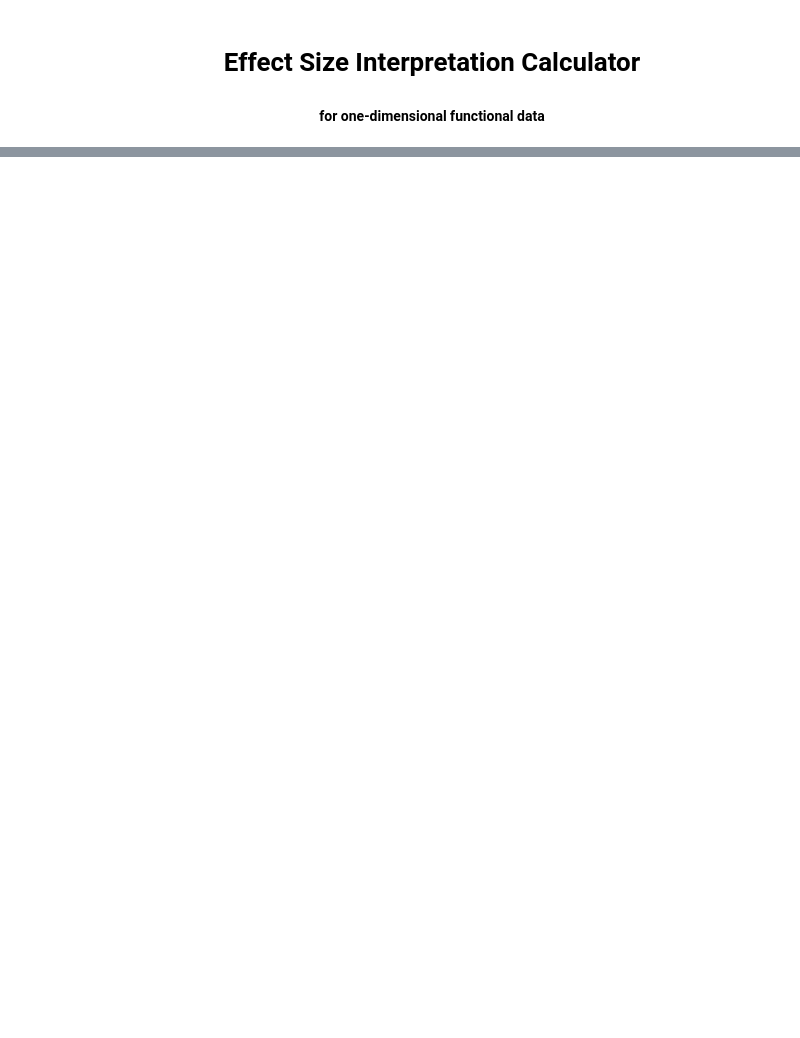
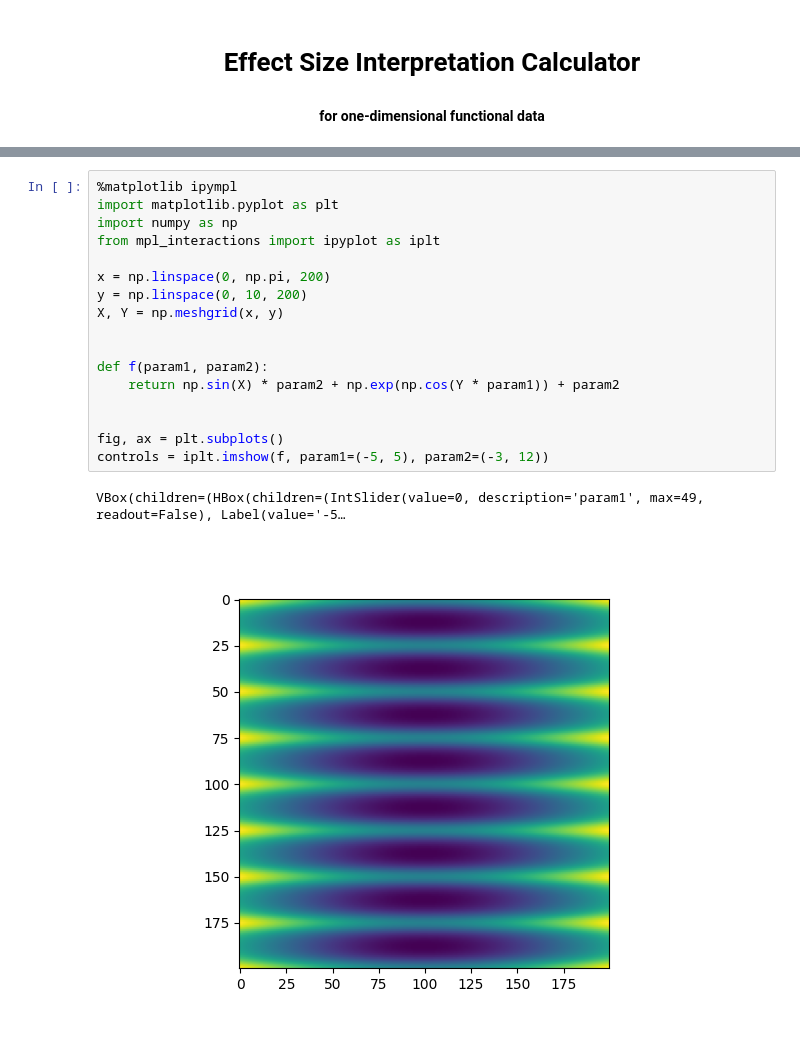
Before and after one commit to 0todd0000/effect1d, a Jupyter notebook: content/app.ipynb, the cells around one changed output, grey strips where cells are left out. Saved outputs shown, nothing was run; the diff lists cells and outputs as text; blank space fills up the shorter version.

```diff
--- a/content/app.ipynb
+++ b/content/app.ipynb
@@ -47,0 +27,20 @@ AppLayout(children=(DesignWidget(children=(DropdownDesign(description='Design',
+# %%
+%matplotlib ipympl
+import matplotlib.pyplot as plt
+import numpy as np
+from mpl_interactions import ipyplot as iplt
+
+x = np.linspace(0, np.pi, 200)
+y = np.linspace(0, 10, 200)
+X, Y = np.meshgrid(x, y)
+
+
+def f(param1, param2):
+    return np.sin(X) * param2 + np.exp(np.cos(Y * param1)) + param2
+
+
+fig, ax = plt.subplots()
+controls = iplt.imshow(f, param1=(-5, 5), param2=(-3, 12))
+# %% [output]
+VBox(children=(HBox(children=(IntSlider(value=0, description='param1', max=49, readout=False), Label(value='-5…
+[figure, added]
```
Also changed, not shown: parts of 1 cell of this notebook, 2 other files.
